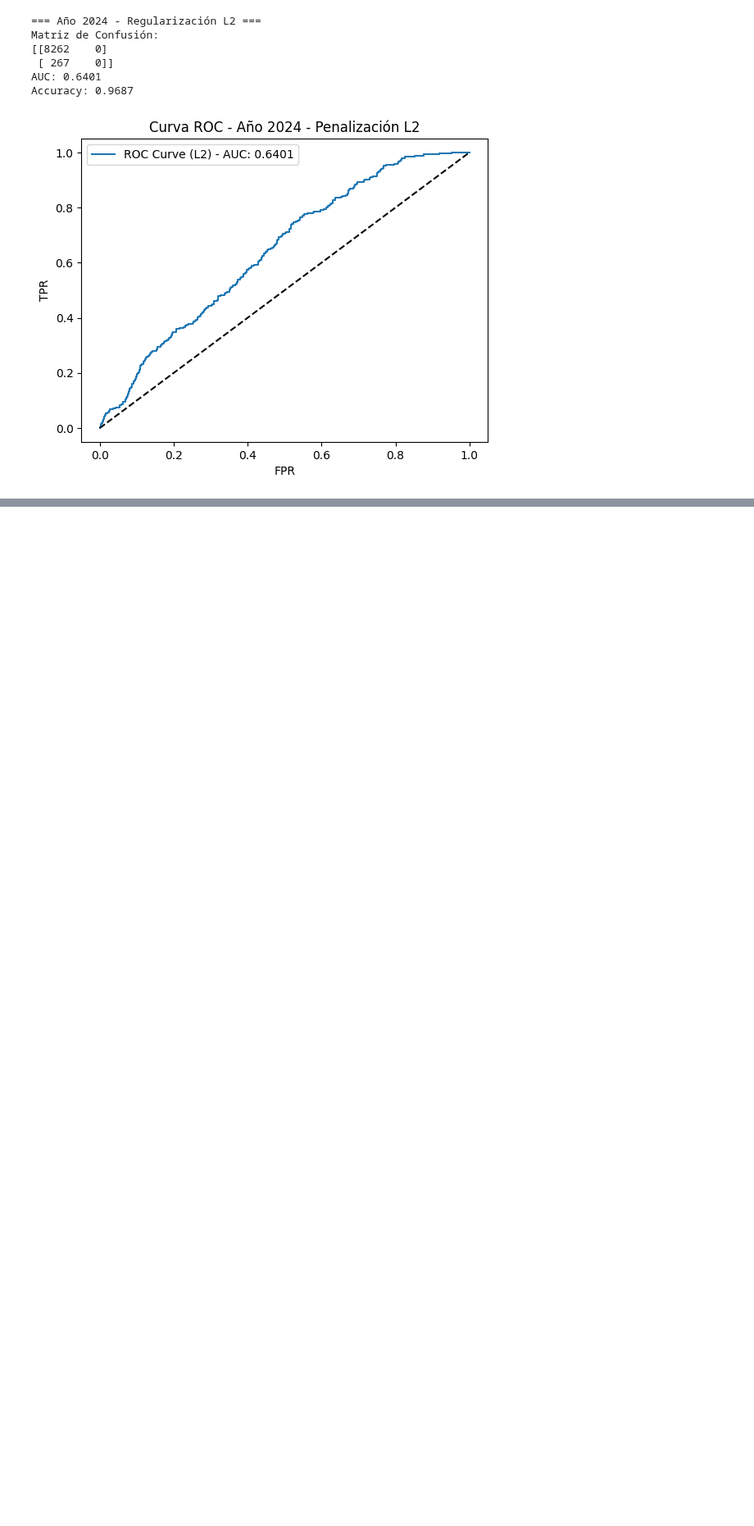
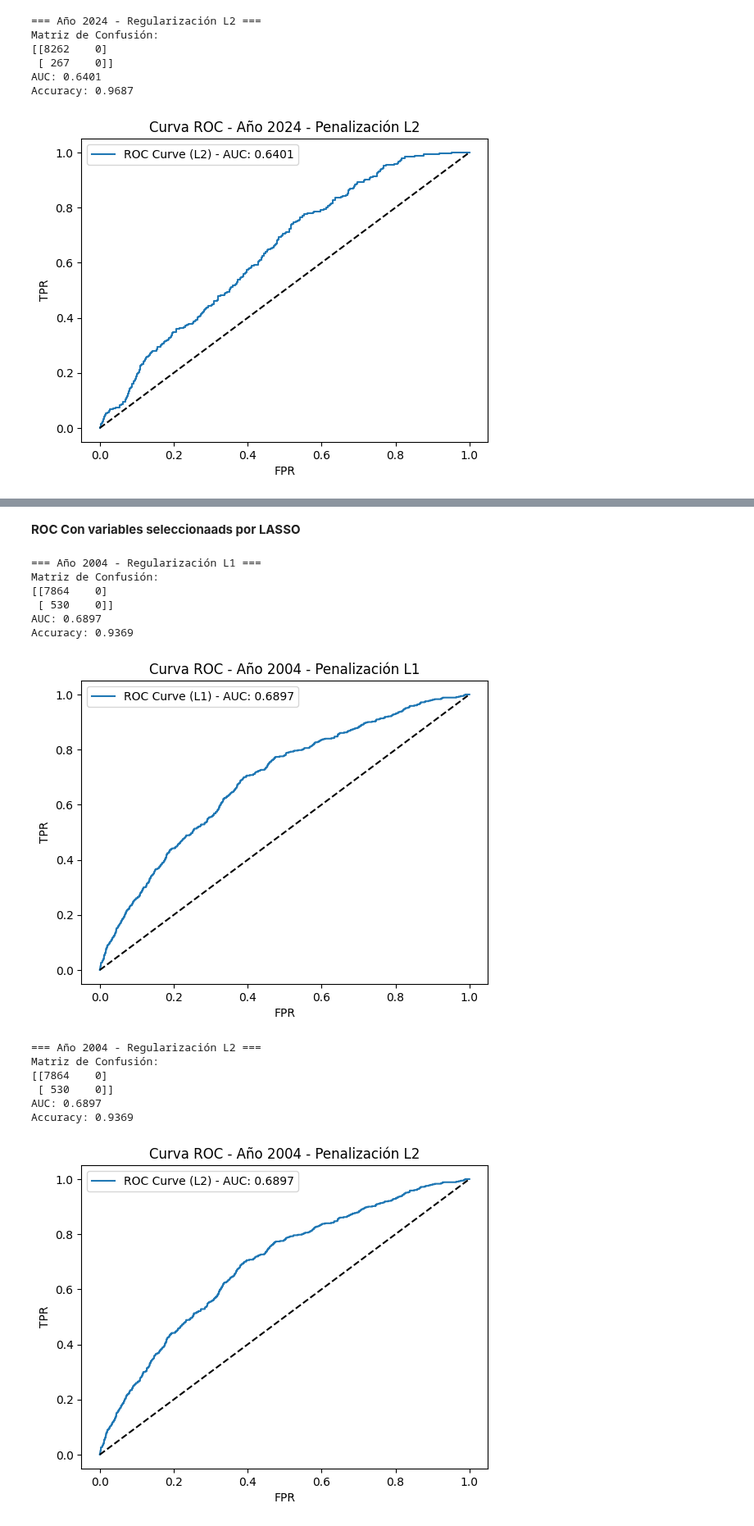
Before and after one commit to JorgeJimenezT/Big-Data-UBA---Jimenez-Menendez-Nunez, a Jupyter notebook: TP4/TP04.ipynb, the cells around one changed output, grey strips where cells are left out. Shown at 82% size. Saved outputs shown, nothing was run; the diff lists cells and outputs as text; code cells hidden in the pictures; blank space fills up the shorter version.

Commit message:
Update TP04.ipynb
Aplicando LASSO. Curva ROC todas las variables VS ROC sólo con variables LASSO

```diff
--- a/TP4/TP04.ipynb
+++ b/TP4/TP04.ipynb
@@ -1035,0 +1190,76 @@ Accuracy: 0.9687
+# %% [markdown]
+**ROC Con variables seleccionaads por LASSO**
+# %%
+# Importar librerías
+from sklearn.linear_model import LogisticRegression
+from sklearn.metrics import confusion_matrix, roc_curve, roc_auc_score, accuracy_score
+import matplotlib.pyplot as plt
+from sklearn.model_selection import cross_val_score
+
+# Función para entrenar y evaluar regresión logística con penalización
+def evaluar_logistica(X_train, y_train, X_test, y_test, penalty_type, year):
+    print(f"\n=== Año {year} - Regularización {penalty_type.upper()} ===")
+
+    # Inicializar el modelo de regresión logística
+    modelo = LogisticRegression(penalty=penalty_type, C=1.0, solver='liblinear', random_state=101)
+
+    # Entrenar el modelo
+    modelo.fit(X_train, y_train)
+
+    # Predicciones
+    y_pred = modelo.predict(X_test)
+    y_pred_proba = modelo.predict_proba(X_test)[:, 1]
+
+    # Evaluar matriz de confusión
+    matriz_confusion = confusion_matrix(y_test, y_pred)
+    print("Matriz de Confusión:")
+    print(matriz_confusion)
+
+    # Calcular métricas
+    auc = roc_auc_score(y_test, y_pred_proba)
+    accuracy = accuracy_score(y_test, y_pred)
+    print(f"AUC: {auc:.4f}")
+    print(f"Accuracy: {accuracy:.4f}")
+
+    # Curva ROC
+    fpr, tpr, _ = roc_curve(y_test, y_pred_proba)
+    plt.plot(fpr, tpr, label=f"ROC Curve ({penalty_type.upper()}) - AUC: {auc:.4f}")
+    plt.plot([0, 1], [0, 1], 'k--')  # Diagonal
+    plt.xlabel("FPR")
+    plt.ylabel("TPR")
+    plt.title(f"Curva ROC - Año {year} - Penalización {penalty_type.upper()}")
+    plt.legend()
+    plt.show()
+
+
+from sklearn.model_selection import cross_val_score
+
+#scores = cross_val_score(
+#    LogisticRegression(penalty='l1', solver='liblinear', class_weight='balanced', C=1),
+#    X_2004, y_2004, cv=5, scoring='f1'
+#)
+#print("F1-Score en Validación Cruzada:", scores)
+
+
+# Evaluación para Año 2004
+evaluar_logistica(X_train_2004, y_train_2004, X_test_2004, y_test_2004, "l1", 2004)
+evaluar_logistica(X_train_2004, y_train_2004, X_test_2004, y_test_2004, "l2", 2004)
+
+# Evaluación para Año 2024
+evaluar_logistica(X_train_2024, y_train_2024, X_test_2024, y_test_2024, "l1", 2024)
+evaluar_logistica(X_train_2024, y_train_2024, X_test_2024, y_test_2024, "l2", 2024)
+# %% [output]
+=== Año 2004 - Regularización L1 ===
+Matriz de Confusión:
+[[7864    0]
+ [ 530    0]]
+AUC: 0.6897
+Accuracy: 0.9369
+[figure, added]
+=== Año 2004 - Regularización L2 ===
+Matriz de Confusión:
+[[7864    0]
+ [ 530    0]]
+AUC: 0.6897
+Accuracy: 0.9369
+[figure, added]
```
Also changed, not shown: parts of 8 cells of this notebook.
